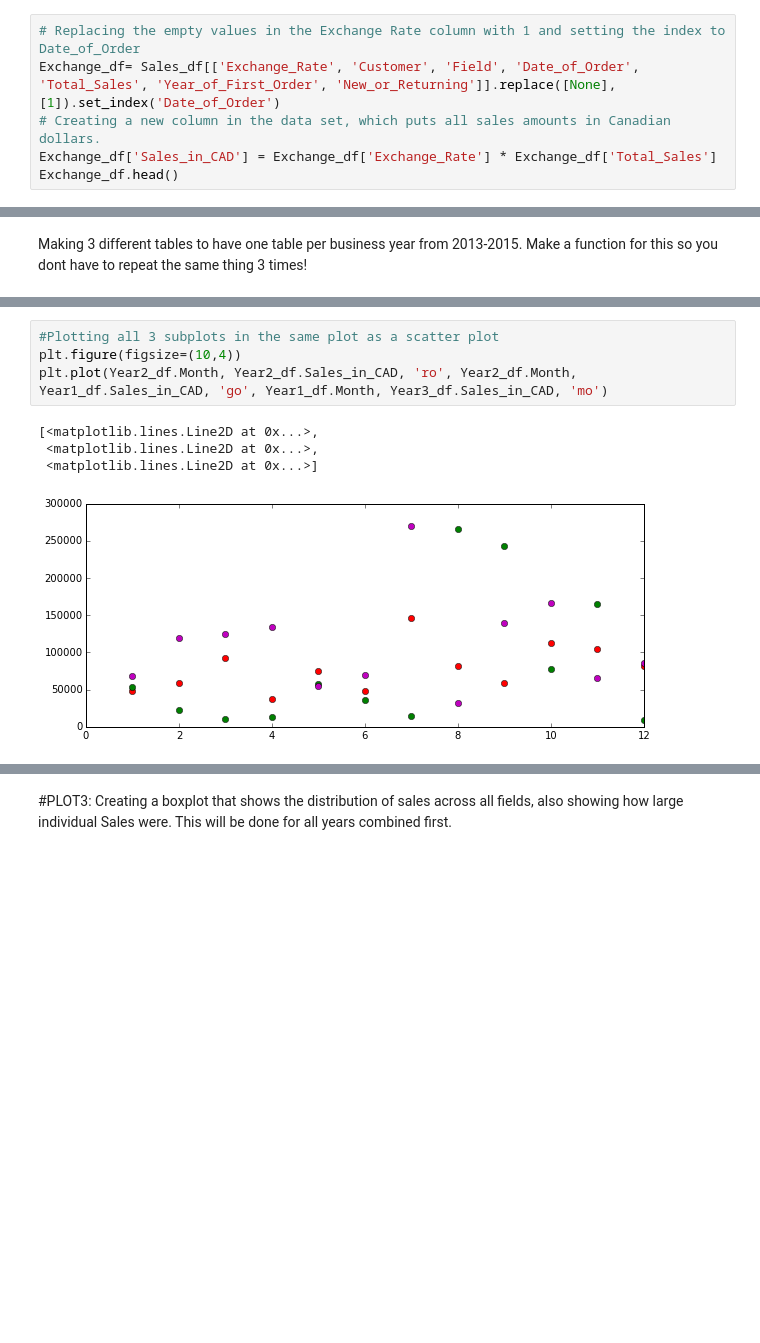
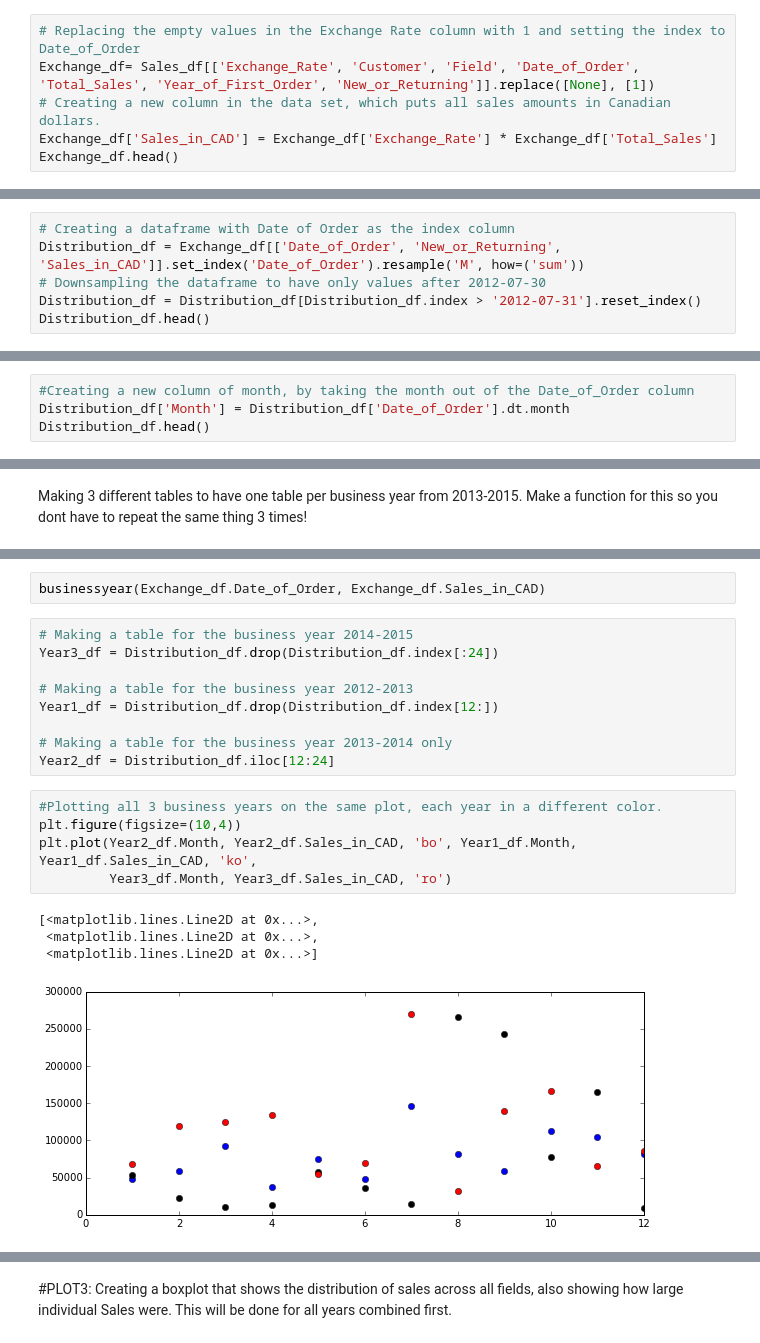
Before and after one commit to chamanbharti/Final_Project_on_Marketing, a Jupyter notebook: Final Project on Marketing/src/Project on Marketing.ipynb, the cells around one changed output, grey strips where cells are left out. Drawn from its saved outputs; the diff is of its cells as text; blank space fills up the shorter version.

```diff
--- a/Final Project on Marketing/src/Project on Marketing.ipynb
+++ b/Final Project on Marketing/src/Project on Marketing.ipynb
@@ -35,7 +33,7 @@ Sales_df.head()
 | 4 | NaN | Beef Products Inc. | food | 2010-09-15 | 35084.00 | NaN | New |
 # %%
 # Replacing the empty values in the Exchange Rate column with 1 and setting the index to Date_of_Order
-Exchange_df= Sales_df[['Exchange_Rate', 'Customer', 'Field', 'Date_of_Order', 'Total_Sales', 'Year_of_First_Order', 'New_or_Returning']].replace([None], [1]).set_index('Date_of_Order')
+Exchange_df= Sales_df[['Exchange_Rate', 'Customer', 'Field', 'Date_of_Order', 'Total_Sales', 'Year_of_First_Order', 'New_or_Returning']].replace([None], [1])
 # Creating a new column in the data set, which puts all sales amounts in Canadian dollars.
 Exchange_df['Sales_in_CAD'] = Exchange_df['Exchange_Rate'] * Exchange_df['Total_Sales']
 Exchange_df.head()
@@ -232,0 +178,6 @@ df_less.head()
+# %%
+# Creating a dataframe with Date of Order as the index column
+Distribution_df = Exchange_df[['Date_of_Order', 'New_or_Returning', 'Sales_in_CAD']].set_index('Date_of_Order').resample('M', how=('sum'))
+# Downsampling the dataframe to have only values after 2012-07-30
+Distribution_df = Distribution_df[Distribution_df.index > '2012-07-31'].reset_index()
+Distribution_df.head()
@@ -232,0 +191,4 @@ df_less.head()
+# %%
+#Creating a new column of month, by taking the month out of the Date_of_Order column
+Distribution_df['Month'] = Distribution_df['Date_of_Order'].dt.month
+Distribution_df.head()
@@ -378,9 +211,21 @@ plt.show()
+# %%
+businessyear(Exchange_df.Date_of_Order, Exchange_df.Sales_in_CAD)
+# %%
+# Making a table for the business year 2014-2015
+Year3_df = Distribution_df.drop(Distribution_df.index[:24])
+
+# Making a table for the business year 2012-2013
+Year1_df = Distribution_df.drop(Distribution_df.index[12:])
+
+# Making a table for the business year 2013-2014 only
+Year2_df = Distribution_df.iloc[12:24]
 # %%
-#Plotting all 3 subplots in the same plot as a scatter plot
+#Plotting all 3 business years on the same plot, each year in a different color.
 plt.figure(figsize=(10,4))
-plt.plot(Year2_df.Month, Year2_df.Sales_in_CAD, 'ro', Year2_df.Month, Year1_df.Sales_in_CAD, 'go', Year1_df.Month, Year3_df.Sales_in_CAD, 'mo')
+plt.plot(Year2_df.Month, Year2_df.Sales_in_CAD, 'bo', Year1_df.Month, Year1_df.Sales_in_CAD, 'ko',
+         Year3_df.Month, Year3_df.Sales_in_CAD, 'ro')
 # %% [output]
 [<matplotlib.lines.Line2D at 0x...>,
  <matplotlib.lines.Line2D at 0x...>,
  <matplotlib.lines.Line2D at 0x...>]
-[figure, old version]
+[figure, new version]
```
Also changed, not shown: parts of 39 cells of this notebook.
